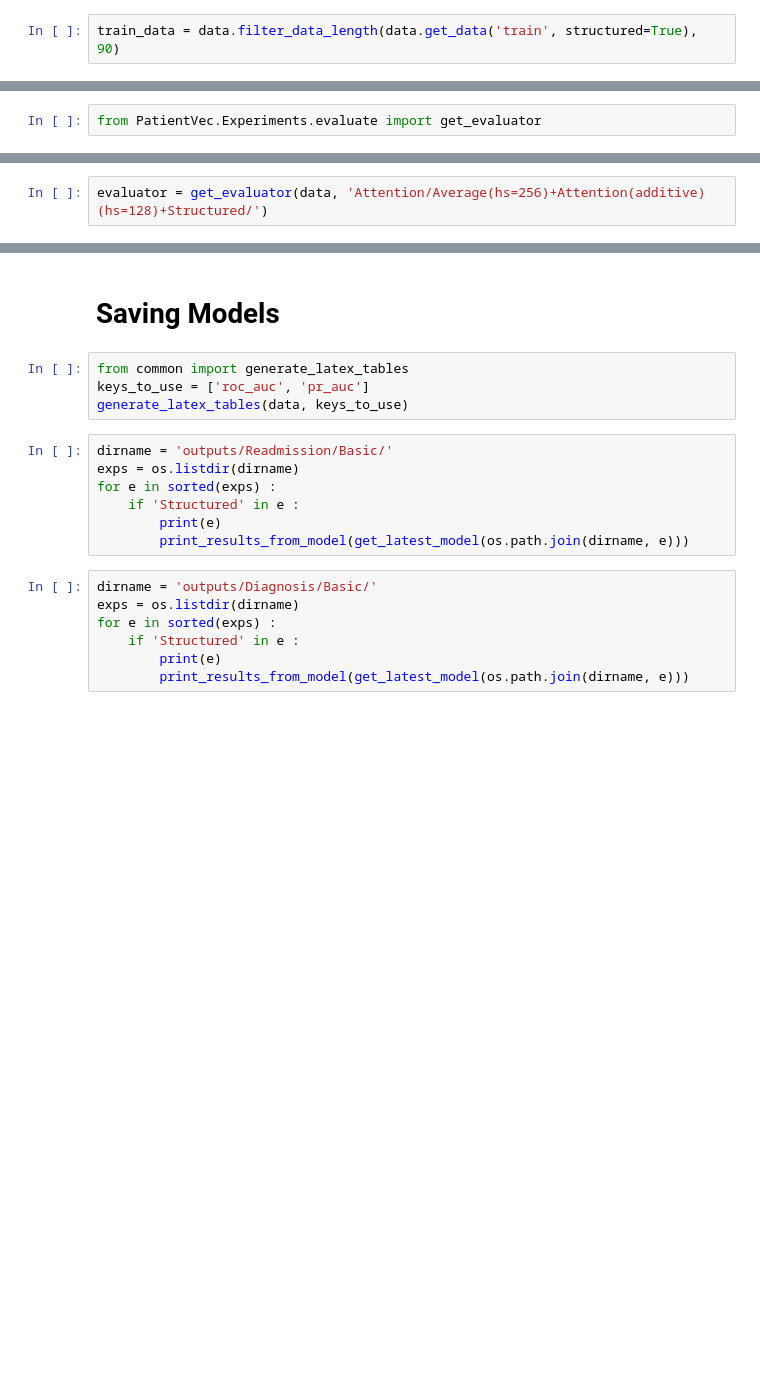
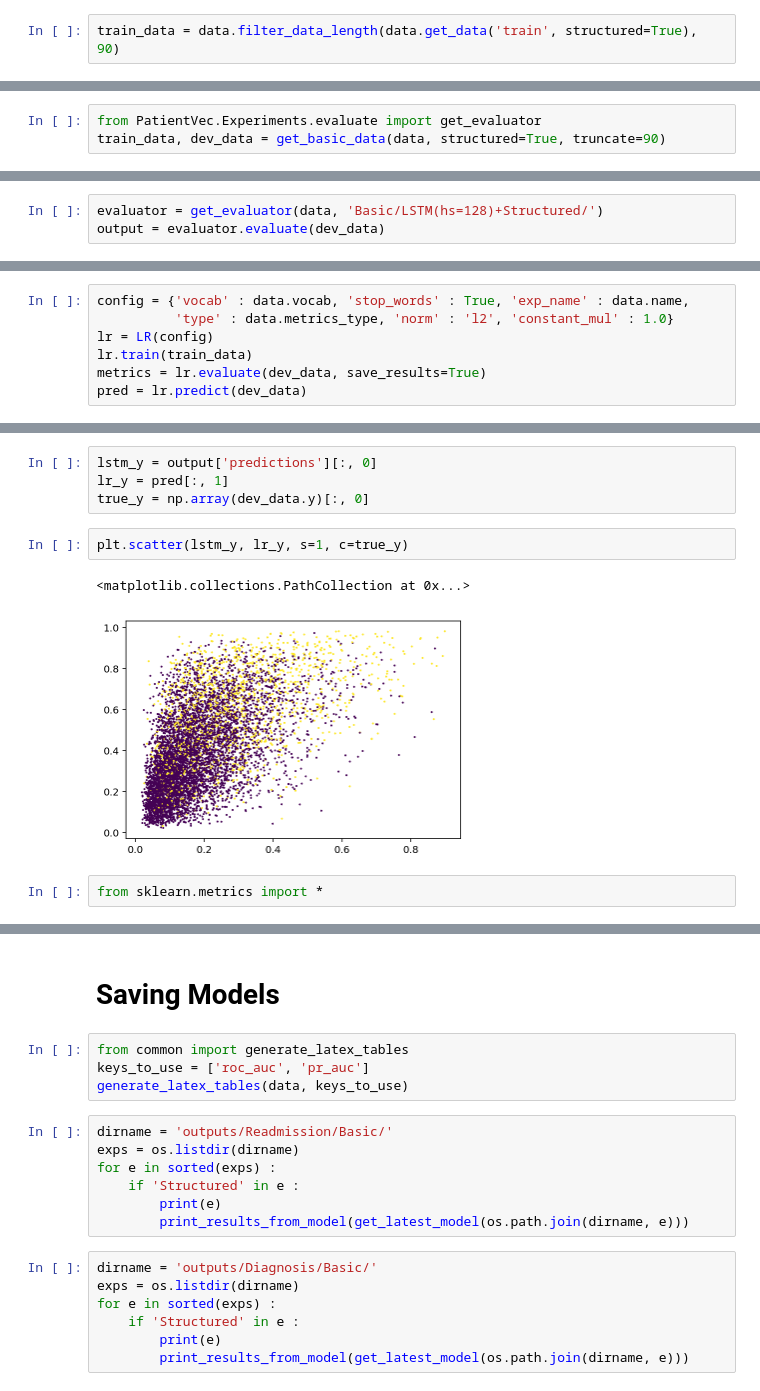
Before and after one commit to successar/PatientVec, a Jupyter notebook: Readmission.ipynb, the cells around one changed output, grey strips where cells are left out. Cells and saved outputs as stored; diff of their text form; blank space fills up the shorter version.

```diff
--- a/Readmission.ipynb
+++ b/Readmission.ipynb
@@ -94,2 +72,3 @@ trainer.train(train_data, dev_data, save_on_metric=data.save_on_metric)
 # %%
 from PatientVec.Experiments.evaluate import get_evaluator
+train_data, dev_data = get_basic_data(data, structured=True, truncate=90)
@@ -96,2 +82,3 @@ from PatientVec.Experiments.evaluate import get_evaluator
 # %%
-evaluator = get_evaluator(data, 'Attention/Average(hs=256)+Attention(additive)(hs=128)+Structured/')
+evaluator = get_evaluator(data, 'Basic/LSTM(hs=128)+Structured/')
+output = evaluator.evaluate(dev_data)
@@ -103,0 +111,7 @@ plt.plot(sorted(max_attentions))
+# %%
+config = {'vocab' : data.vocab, 'stop_words' : True, 'exp_name' : data.name,
+          'type' : data.metrics_type, 'norm' : 'l2', 'constant_mul' : 1.0}
+lr = LR(config)
+lr.train(train_data)
+metrics = lr.evaluate(dev_data, save_results=True)
+pred = lr.predict(dev_data)
@@ -103,0 +139,11 @@ plt.plot(sorted(max_attentions))
+# %%
+lstm_y = output['predictions'][:, 0]
+lr_y = pred[:, 1]
+true_y = np.array(dev_data.y)[:, 0]
+# %%
+plt.scatter(lstm_y, lr_y, s=1, c=true_y)
+# %% [output]
+<matplotlib.collections.PathCollection at 0x...>
+[figure, added]
+# %%
+from sklearn.metrics import *
```
Also changed, not shown: parts of 21 cells of this notebook, 3 other files.
